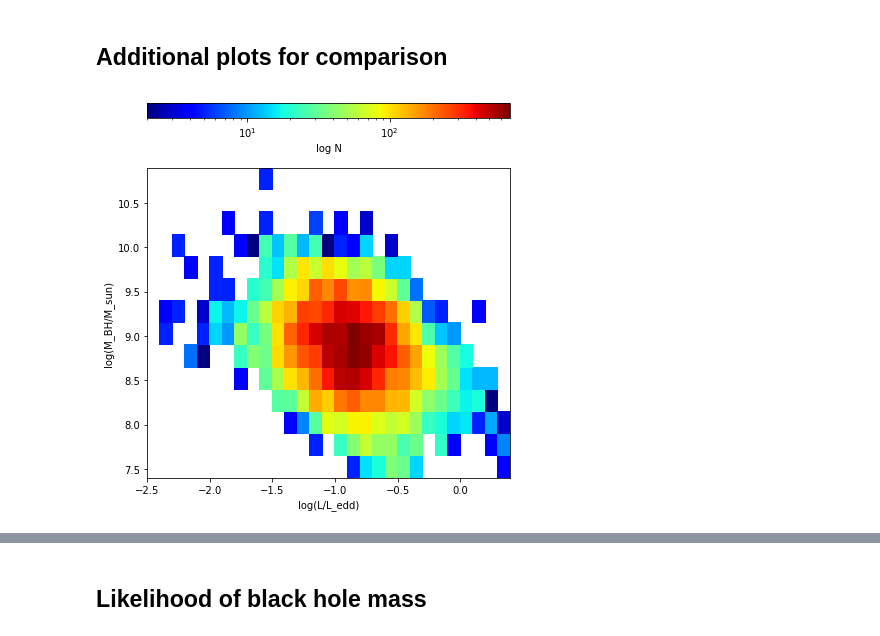
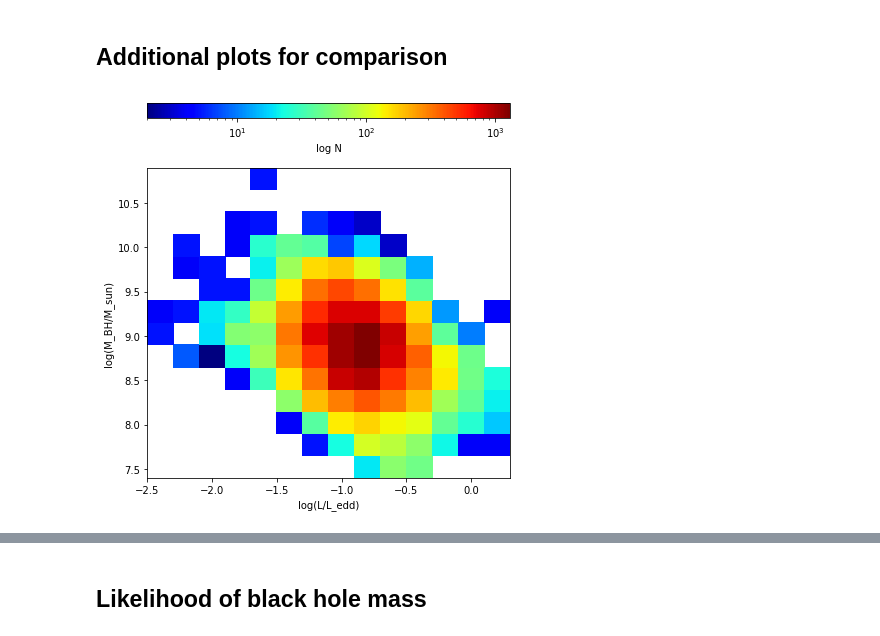
Before and after one commit to jiwoncpark/damped-random-walk, a Jupyter notebook: notebooks/Reproduce_S82_DRW.ipynb, the cells around one changed output, grey strips where cells are left out. Cells and saved outputs as stored; diff of their text form; code cells hidden in the pictures.

```diff
--- a/notebooks/Reproduce_S82_DRW.ipynb
+++ b/notebooks/Reproduce_S82_DRW.ipynb
@@ -169,4 +169,6 @@ After edge cut:  33236
 removed  2
 # %% [markdown]
 As `SF_inf` is very sensitive to the magnitude selection, we will need to match the r-band distribution with the S82 data if we ever want to compare another dataset with S82.
+# %%
+merged = merged[merged['i'] < 20.5]
 # %%
@@ -421,18 +434,18 @@ plotting_utils.plot_2d_hist(lam_fit['log_edd_ratio'].values,
 # %%
 plotting_utils.plot_2d_hist(lam_fit['log_edd_ratio'].values,
                    lam_fit['mass_BH'].values,
-                   np.arange(-2.5, 0.5, 0.1),
+                   np.arange(-2.5, 0.5, 0.2),
                    np.arange(7.4, 11.0, 0.25),
                    invert_y_axis=False,
                    ticks_color=None,
                    invert_color=False,
                    log_color=True,
                    x_label='log(L/L_edd)',
                    y_label='log(M_BH/M_sun)',
                    color_label='log N',
                    cmap_name='jet')
 # %% [output]
-[figure, old version]
+[figure, new version]
 # %%
 plotting_utils.plot_2d_hist(lam_fit['redshift'].values,
                    lam_fit['log_edd_ratio'].values,
```
Also changed, not shown: parts of 19 cells of this notebook, 1 other file.
